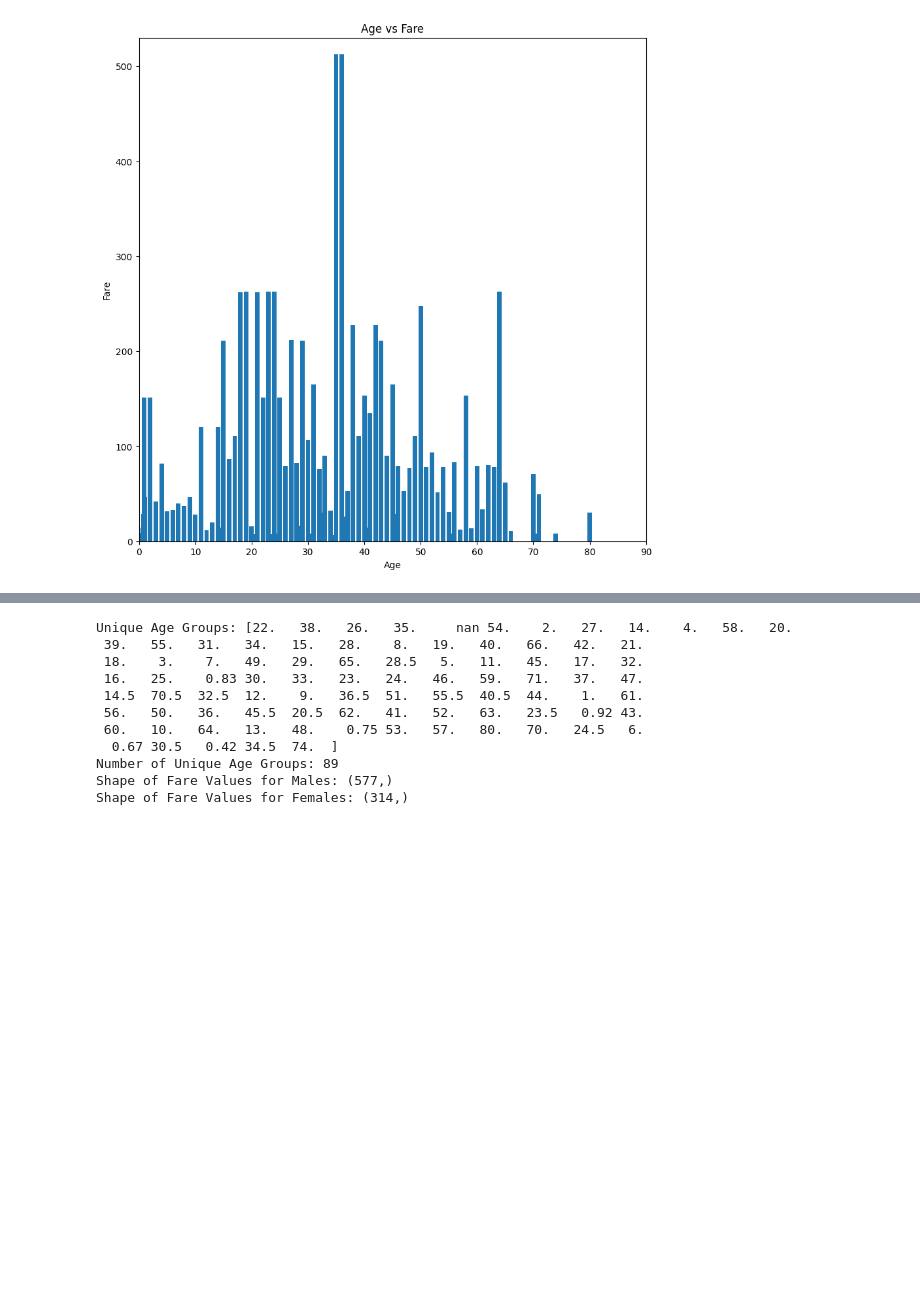
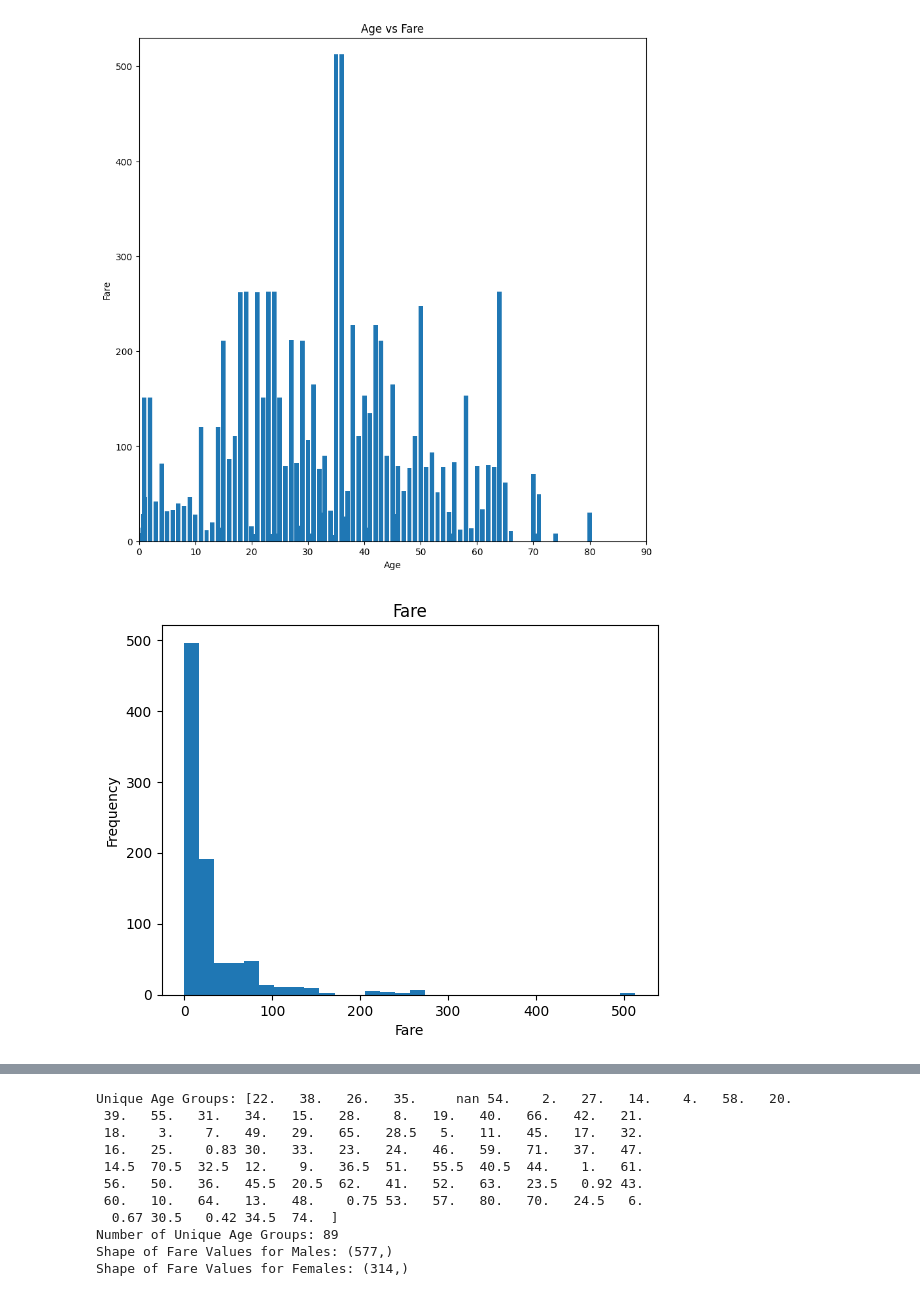
Before and after one commit to KaggleCompetitions2024/Titantic_Predictor, a Jupyter notebook: exploratory_analysis_kat.ipynb, the cells around one changed output, grey strips where cells are left out. Cells and saved outputs as stored; diff of their text form; code cells hidden in the pictures; blank space fills up the shorter version.

Commit message:
adding more charts, to understand dataset

```diff
--- a/exploratory_analysis_kat.ipynb
+++ b/exploratory_analysis_kat.ipynb
@@ -54,3 +54,17 @@ plt.xlim(0, 90)
 plt.show()
 # %% [output]
 [figure]
+# %%
+# Parch,Ticket,Fare,Cabin,Embarked
+
+# create a histogram with the Fare column
+plt.hist(df["Fare"], bins=30)
+# add a title to the chart
+plt.title("Fare")
+# add labels to the x and y axes
+plt.xlabel("Fare")
+plt.ylabel("Frequency")
+# Show the plot
+plt.show()
+# %% [output]
+[figure, added]
```
Also changed, not shown: parts of 6 cells of this notebook.
